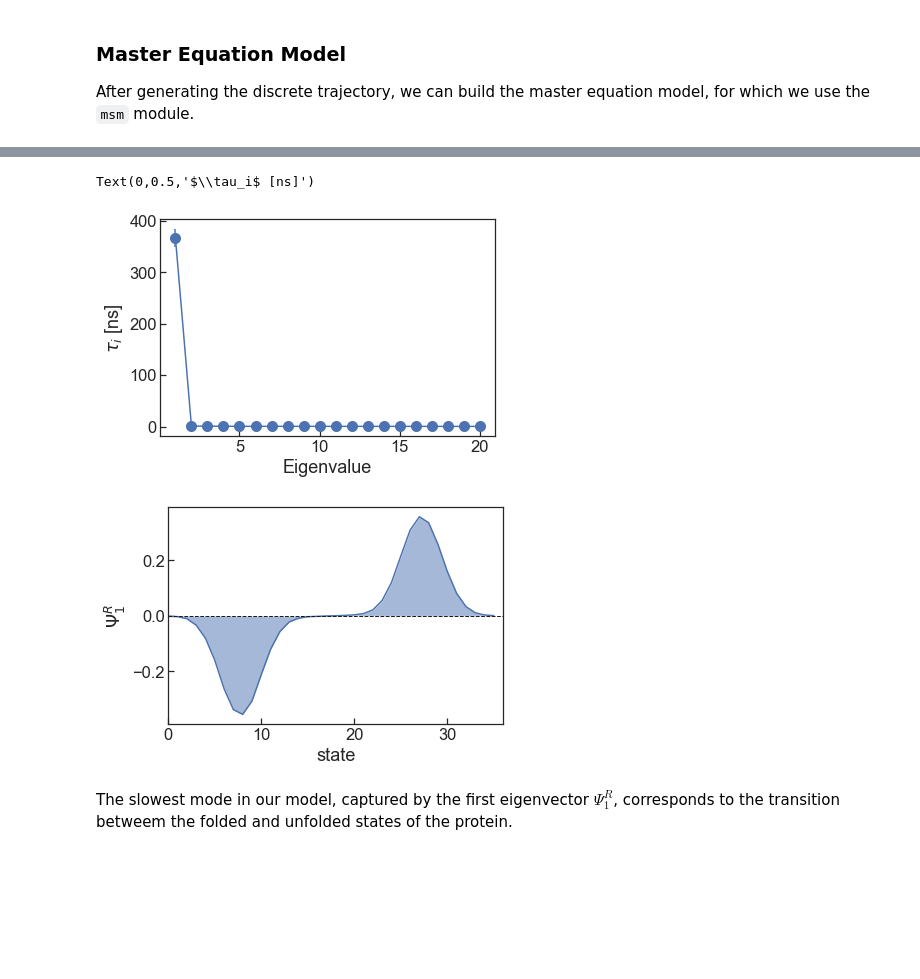
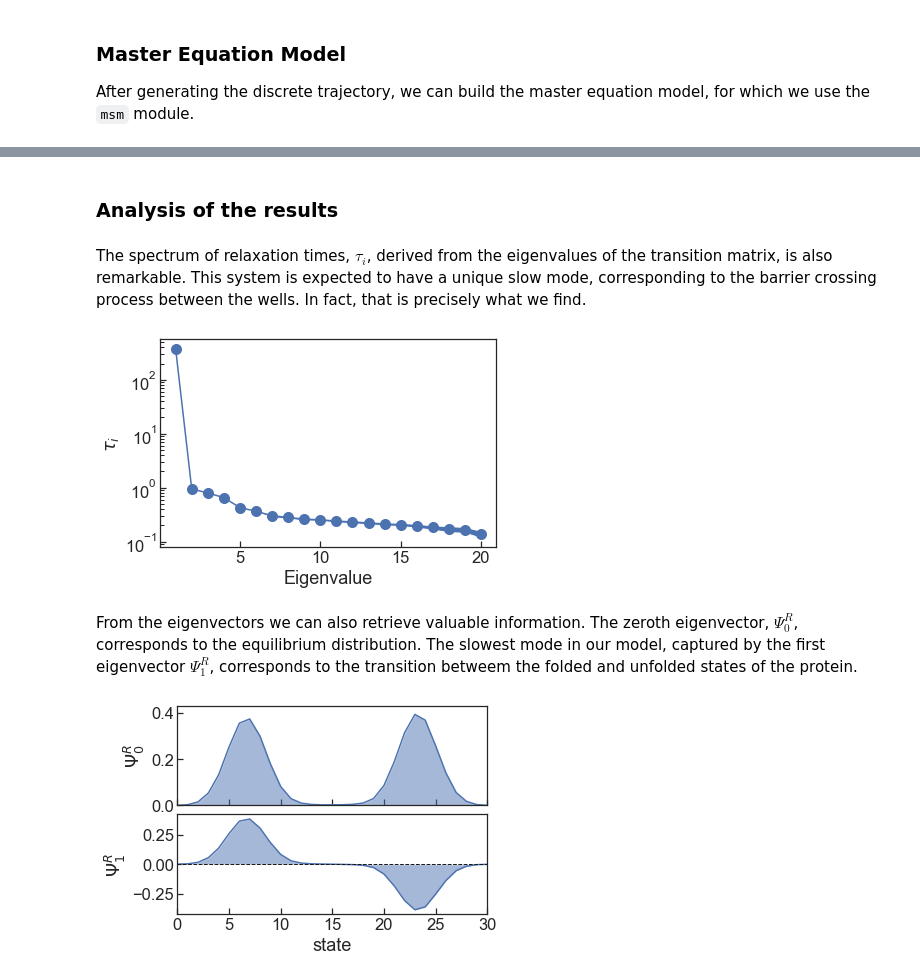
Before and after one commit to BioKT/MasterMSM, a Jupyter notebook: examples/brownian_dynamics_1D/1D_smFS_MSM.ipynb, the cells around one changed output, grey strips where cells are left out. Saved outputs shown, nothing was run; the diff lists cells and outputs as text; code cells hidden in the pictures; blank space fills up the shorter version.

```diff
--- a/examples/brownian_dynamics_1D/1D_smFS_MSM.ipynb
+++ b/examples/brownian_dynamics_1D/1D_smFS_MSM.ipynb
@@ -40,6 +45,6 @@ Text(0.5, 0, 'time')
 # %%
 fig, ax = plt.subplots(figsize=(6,4))
-hist, bin_edges = np.histogram(data[:,1], bins=np.linspace(-7,7,35),\
+hist, bin_edges = np.histogram(data[:,1], bins=np.linspace(-7,7,30),\
                                density=True)
 bin_centers = [0.5*(bin_edges[i]+bin_edges[i+1]) \
                for i in range(len(bin_edges)-1)]
@@ -48,4 +53,5 @@ ax.set_xlim(-7,7)
 ax.set_ylim(0,8)
 ax.set_xlabel('x')
 _ = ax.set_ylabel('F ($k_BT$)')
+plt.tight_layout()
 # %% [output]
@@ -137,0 +152,10 @@ plt.colorbar()
+# %%
+msm_1D.do_lbrate()
+lt=1
+plt.figure()
+plt.imshow(msm_1D.lbrate, interpolation='none', \
+    cmap='viridis_r', origin='lower', vmin=-0.5, vmax=0.1)
+plt.ylabel('$\it{j}$')
+plt.xlabel('$\it{i}$')
+plt.title('Rate matrix, $\mathbf{K}$')
+plt.colorbar()
@@ -138,22 +165,36 @@ plt.colorbar()
+# %% [markdown]
+### Analysis of the results
+# %% [markdown]
+The spectrum of relaxation times, $\tau_i$, derived from the eigenvalues of the transition matrix, is also remarkable. This system is expected to have a unique slow mode, corresponding to the barrier crossing process between the wells. In fact, that is precisely what we find.
 # %%
 fig, ax = plt.subplots()
 ax.errorbar(range(1,len(msm_1D.msms[lt].tauT)+1),msm_1D.msms[lt].tauT, fmt='o-', \
             yerr= msm_1D.msms[lt].tau_std, ms=10)
+ax.fill_between(range(1,len(msm_1D.msms[lt].tauT)+1), \
+        np.array(msm_1D.msms[lt].tauT)+np.array(msm_1D.msms[lt].tau_std), \
+        np.array(msm_1D.msms[lt].tauT)-np.array(msm_1D.msms[lt].tau_std))
 ax.set_xlabel('Eigenvalue')
-ax.set_ylabel(r'$\tau_i$ [ns]')
+ax.set_ylabel(r'$\tau_i$')
+ax.set_yscale('log')
+plt.tight_layout()
 # %% [output]
-Text(0,0.5,'$\\tau_i$ [ns]')
-[figure, old version]
+[figure, new version]
+# %% [markdown]
+From the eigenvectors we can also retrieve valuable information. The zeroth eigenvector, $\Psi^R_0$, corresponds to the equilibrium distribution. The slowest mode in our model, captured by the first eigenvector $\Psi^R_1$, corresponds to the transition betweem the folded and unfolded states of the protein.
 # %%
-fig, ax = plt.subplots()
-ax.plot(msm_1D.msms[2].rvecsT[:,1])
-ax.set_xlabel("state")
-ax.set_ylabel("$\Psi^R_1$")
-ax.axhline(0,0,25, c='k', ls='--', lw=1)
-ax.fill_between(range(len(msm_1D.msms[2].rvecsT[:,1])), msm_1D.msms[2].rvecsT[:,1], 0, alpha=0.5)
-ax.set_xlim(0,36)
-plt.show()
+fig, ax = plt.subplots(2,1, sharex=True)
+ax[0].plot(msm_1D.msms[lt].rvecsT[:,0])
+ax[0].fill_between(range(len(msm_1D.msms[lt].rvecsT[:,0])), msm_1D.msms[lt].rvecsT[:,0], 0, alpha=0.5)
+ax[0].set_ylim(0,0.43)
+
+ax[1].plot(msm_1D.msms[lt].rvecsT[:,1])
+ax[1].axhline(0,0,25, c='k', ls='--', lw=1)
+ax[1].fill_between(range(len(msm_1D.msms[lt].rvecsT[:,1])), msm_1D.msms[lt].rvecsT[:,1], 0, alpha=0.5)
+ax[1].set_xlim(0,30)
+
+ax[1].set_xlabel("state")
+ax[0].set_ylabel("$\Psi^R_0$")
+ax[1].set_ylabel("$\Psi^R_1$")
+plt.tight_layout(h_pad=0)
 # %% [output]
-[figure, old version]
+[figure, new version]
-# %% [markdown]
-The slowest mode in our model, captured by the first eigenvector $\Psi^R_1$, corresponds to the transition betweem the folded and unfolded states of the protein.
```
Also changed, not shown: parts of 21 cells of this notebook.
